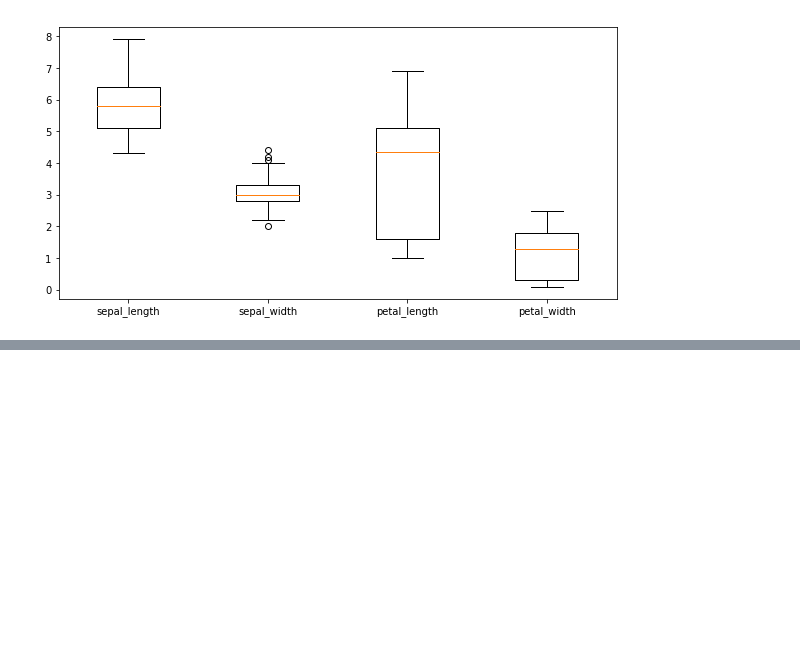
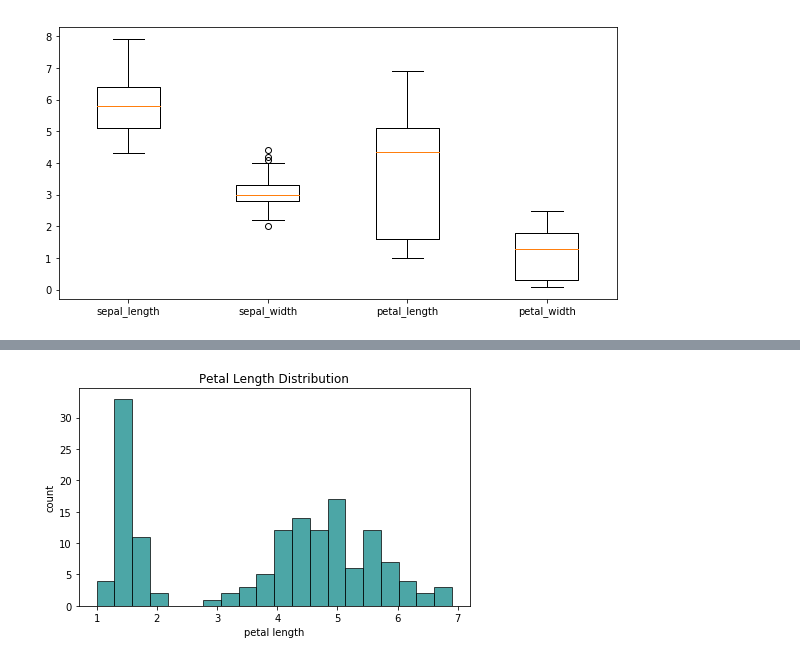
Before and after one commit to LUMC/python-course, a Jupyter notebook: visualization/DataVisualization1.ipynb, the cells around one changed output, grey strips where cells are left out. Drawn from its saved outputs; the diff is of its cells as text; code cells hidden in the pictures; blank space fills up the shorter version.

```diff
--- a/visualization/DataVisualization1.ipynb
+++ b/visualization/DataVisualization1.ipynb
@@ -312,0 +338,8 @@ boxplot([flowers[f] for f in features], labels=features);
+# %%
+hist(flowers["petal_length"], bins=20, facecolor="teal", edgecolor="black", alpha=0.7)
+
+title("Petal Length Distribution")
+xlabel("petal length")
+ylabel("count");
+# %% [output]
+[figure, added]
```
Also changed, not shown: parts of 26 cells of this notebook.
